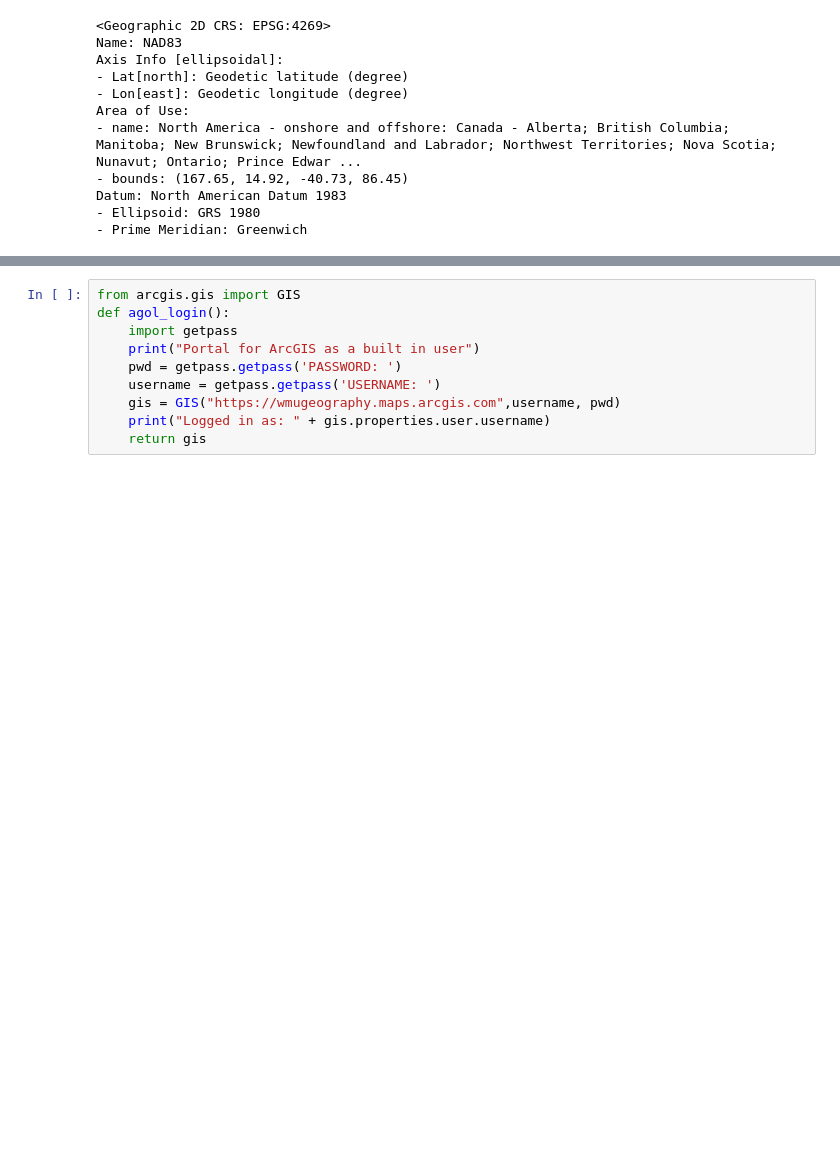
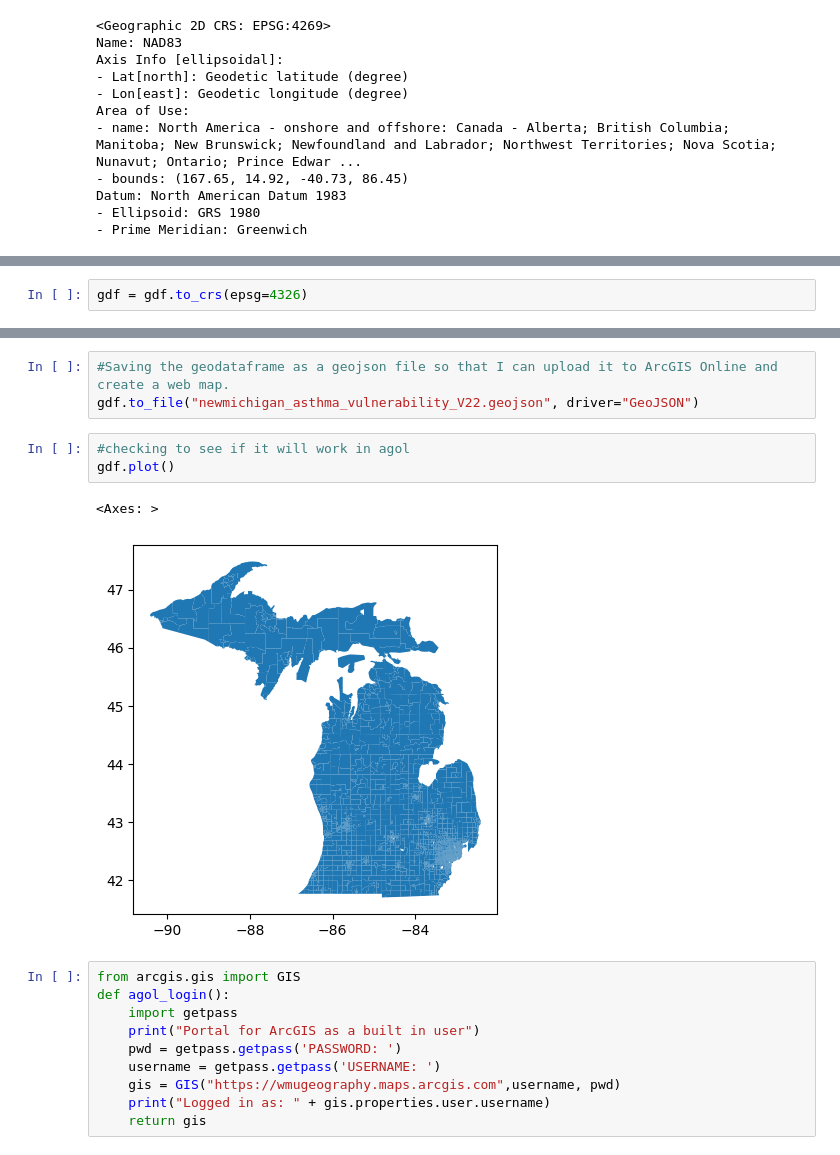
Before and after one commit to traceyattom/GEOG-6670, a Jupyter notebook: MiniProject1_TraceyN.A.KAttom.ipynb, the cells around one changed output, grey strips where cells are left out. Drawn from its saved outputs; the diff is of its cells as text; blank space fills up the shorter version.

```diff
--- a/MiniProject1_TraceyN.A.KAttom.ipynb
+++ b/MiniProject1_TraceyN.A.KAttom.ipynb
@@ -1094,0 +1114,2 @@ Datum: North American Datum 1983
+# %%
+gdf = gdf.to_crs(epsg=4326)
@@ -1095,3 +1125,12 @@ Datum: North American Datum 1983
+# %%
+#Saving the geodataframe as a geojson file so that I can upload it to ArcGIS Online and create a web map.
+gdf.to_file("newmichigan_asthma_vulnerability_V22.geojson", driver="GeoJSON")
+# %%
+#checking to see if it will work in agol
+gdf.plot()
+# %% [output]
+<Axes: >
+[figure, added]
 # %%
 from arcgis.gis import GIS
 def agol_login():
```
Also changed, not shown: parts of 29 cells of this notebook.
